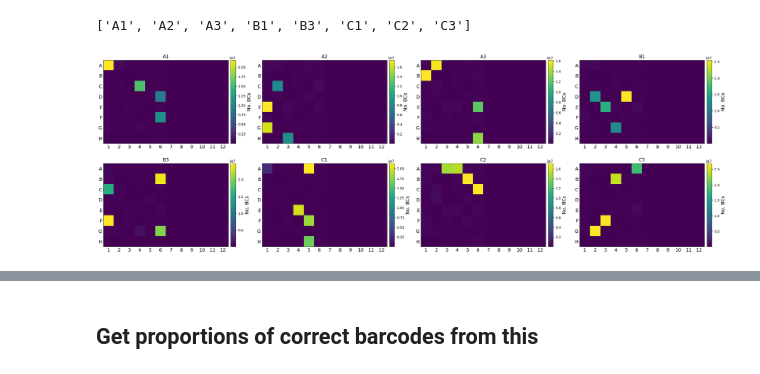
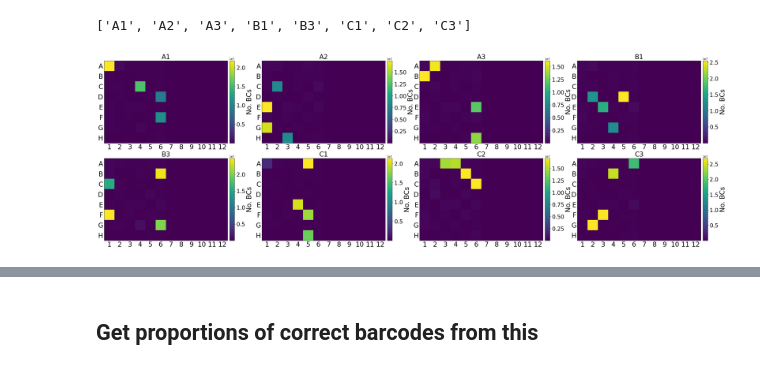
Before and after one commit to jwrth/xDBiT_toolbox, a Jupyter notebook: publication/notebooks/SpatialMouse_11_RTprimer_stats.ipynb, the cells around one changed output, grey strips where cells are left out. Drawn from its saved outputs; the diff is of its cells as text; code cells hidden in the pictures.

Commit message:
strip effect plots

```diff
--- a/publication/notebooks/SpatialMouse_11_RTprimer_stats.ipynb
+++ b/publication/notebooks/SpatialMouse_11_RTprimer_stats.ipynb
@@ -73,30 +73,33 @@ stats_wells = {w: json.load(open(d / "recording_dictionary.json")) for w, d in z
 # %%
 nrows = 2
 ncols = 4
 fig, axs = plt.subplots(nrows, ncols, figsize=(8*ncols, 5*nrows))
 axs = axs.ravel()
 
 for i, (w, stat) in enumerate(stats_wells.items()):
     mtx = make_plate_overview(stat['Z']['well_counts'])
 
     # plot
     p = axs[i].imshow(mtx+1)
-    axs[i].set_title(w, fontsize=14)
+    axs[i].set_title(w, fontsize=24)
 
 
     # set x and y ticks
-    axs[i].set_xticks(list(range(0, 12)), list(range(1, 13)), fontsize=14)
-    axs[i].set_yticks(list(range(0, 8)), list(string.ascii_uppercase[:8]), fontsize=14)
+    axs[i].set_xticks(list(range(0, 12)), list(range(1, 13)), fontsize=24)
+    axs[i].set_yticks(list(range(0, 8)), list(string.ascii_uppercase[:8]), fontsize=24)
     axs[i].tick_params(axis='both', which='both',length=0)
 
     # set color bar
     # divide axis to fit colorbar
     divider = make_axes_locatable(axs[i])
     cax = divider.append_axes("right", size="4%", pad=0.1)
     clb = fig.colorbar(p, cax=cax)
-    clb.set_label('No. BCs', fontsize=14)
+    clb.set_label('No. BCs', fontsize=24)
+    clb.ax.tick_params(labelsize=20)
 
-plt.savefig("figures/spillover_testing/platelayout.pdf")
+fig.tight_layout()
+
+plt.savefig("figures/spillover_testing/platelayout.pdf", bbox_inches="tight")
 plt.show()
 # %% [output]
-[figure, old version]
+[figure, new version]
```
Also changed, not shown: parts of 1 cell of this notebook, 1 other file.
